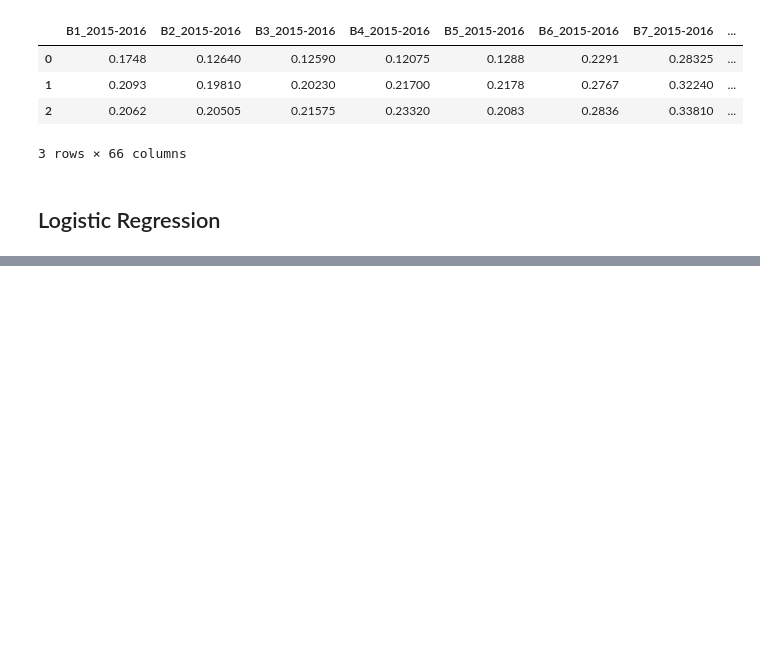
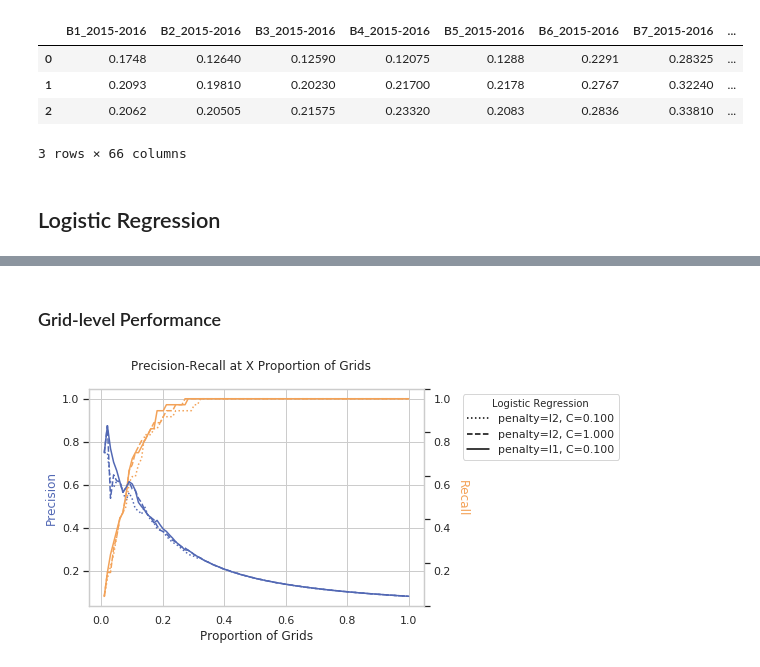
Before and after one commit to thinkingmachines/geoai-immap, a Jupyter notebook: notebooks/03_Model_Optimization.ipynb, the cells around one changed output, grey strips where cells are left out. Saved outputs shown, nothing was run; the diff lists cells and outputs as text; code cells hidden in the pictures; blank space fills up the shorter version.

```diff
--- a/notebooks/03_Model_Optimization.ipynb
+++ b/notebooks/03_Model_Optimization.ipynb
@@ -182,0 +146,12 @@ model_utils.plot_precision_recall(results_list, classifiers=classifiers)
+# %% [markdown]
+### Grid-level Performance
+# %%
+model_utils.plot_precision_recall(
+    lr_results['grid_metrics'],
+    lr_results['labels'],
+    indexes=indexes,
+    level='grid',
+    legend_title='Logistic Regression'
+)
+# %% [output]
+[figure, added]
```
Also changed, not shown: parts of 73 cells of this notebook, 4 other files.
